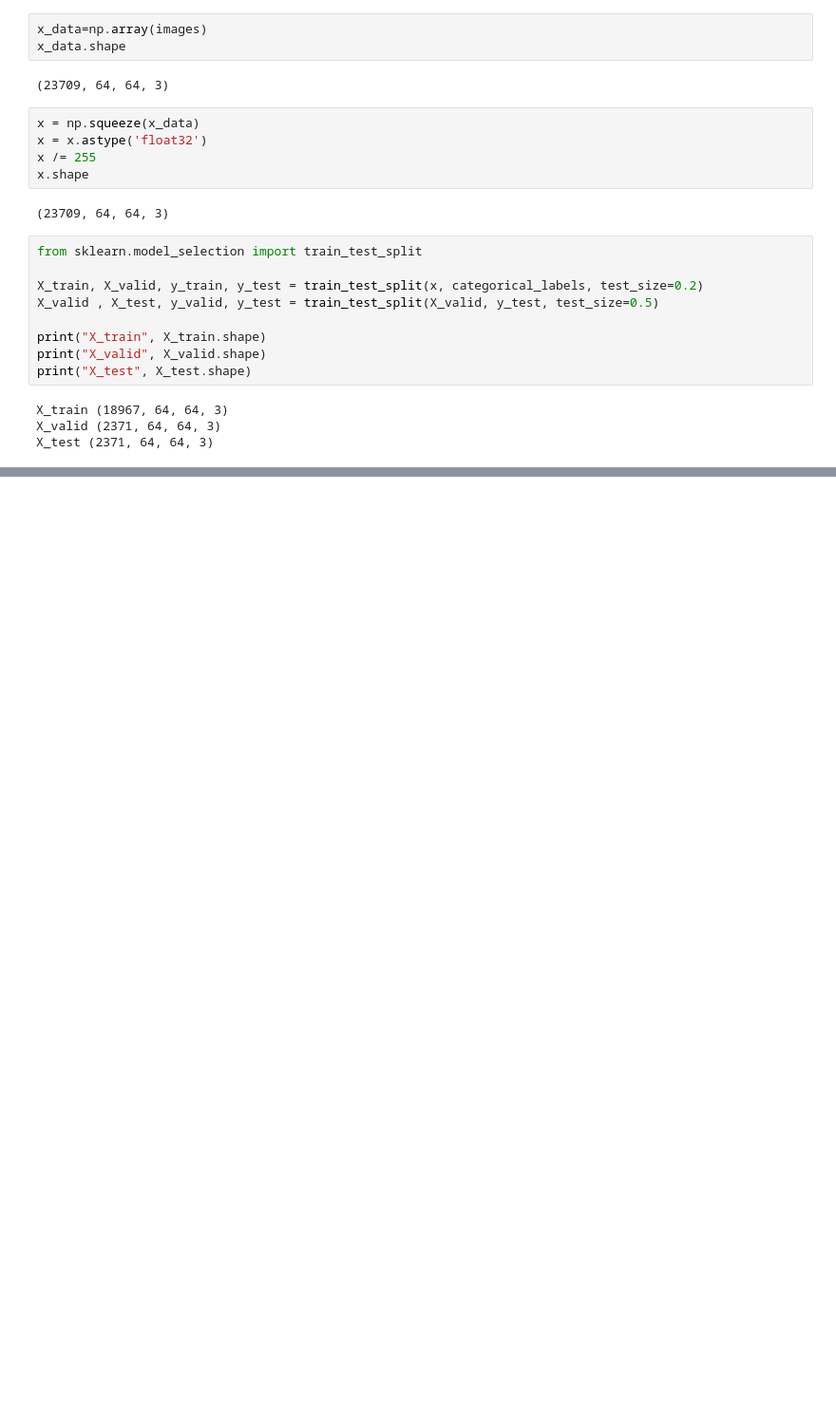
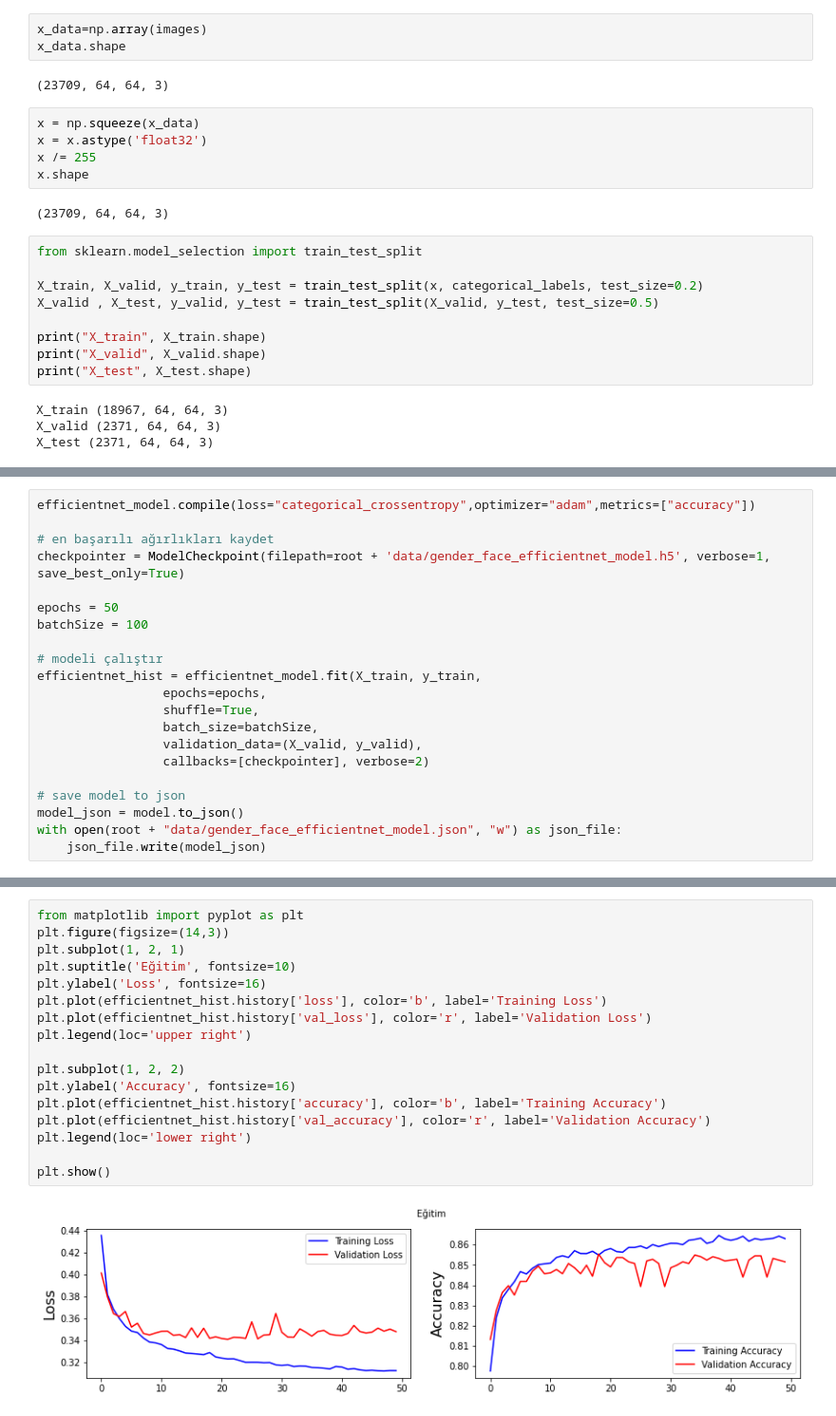
Before and after one commit to dk14-git/Gender-classification-bias, a Jupyter notebook: ACM_Gender_Classification.ipynb, the cells around one changed output, grey strips where cells are left out. Shown at 95% size. Cells and saved outputs as stored; diff of their text form; blank space fills up the shorter version.

```diff
--- a/ACM_Gender_Classification.ipynb
+++ b/ACM_Gender_Classification.ipynb
@@ -412,0 +382,21 @@ model.save('gender.h5')
+# %%
+efficientnet_model.compile(loss="categorical_crossentropy",optimizer="adam",metrics=["accuracy"])
+
+# en başarılı ağırlıkları kaydet
+checkpointer = ModelCheckpoint(filepath=root + 'data/gender_face_efficientnet_model.h5', verbose=1, save_best_only=True)
+
+epochs = 50
+batchSize = 100
+
+# modeli çalıştır
+efficientnet_hist = efficientnet_model.fit(X_train, y_train,
+                 epochs=epochs,
+                 shuffle=True,
+                 batch_size=batchSize,
+                 validation_data=(X_valid, y_valid),
+                 callbacks=[checkpointer], verbose=2)
+
+# save model to json
+model_json = model.to_json()
+with open(root + "data/gender_face_efficientnet_model.json", "w") as json_file:
+    json_file.write(model_json)
@@ -412,0 +421,19 @@ model.save('gender.h5')
+# %%
+from matplotlib import pyplot as plt
+plt.figure(figsize=(14,3))
+plt.subplot(1, 2, 1)
+plt.suptitle('Eğitim', fontsize=10)
+plt.ylabel('Loss', fontsize=16)
+plt.plot(efficientnet_hist.history['loss'], color='b', label='Training Loss')
+plt.plot(efficientnet_hist.history['val_loss'], color='r', label='Validation Loss')
+plt.legend(loc='upper right')
+
+plt.subplot(1, 2, 2)
+plt.ylabel('Accuracy', fontsize=16)
+plt.plot(efficientnet_hist.history['accuracy'], color='b', label='Training Accuracy')
+plt.plot(efficientnet_hist.history['val_accuracy'], color='r', label='Validation Accuracy')
+plt.legend(loc='lower right')
+
+plt.show()
+# %% [output]
+[figure, added]
```
Also changed, not shown: parts of 16 cells of this notebook.
